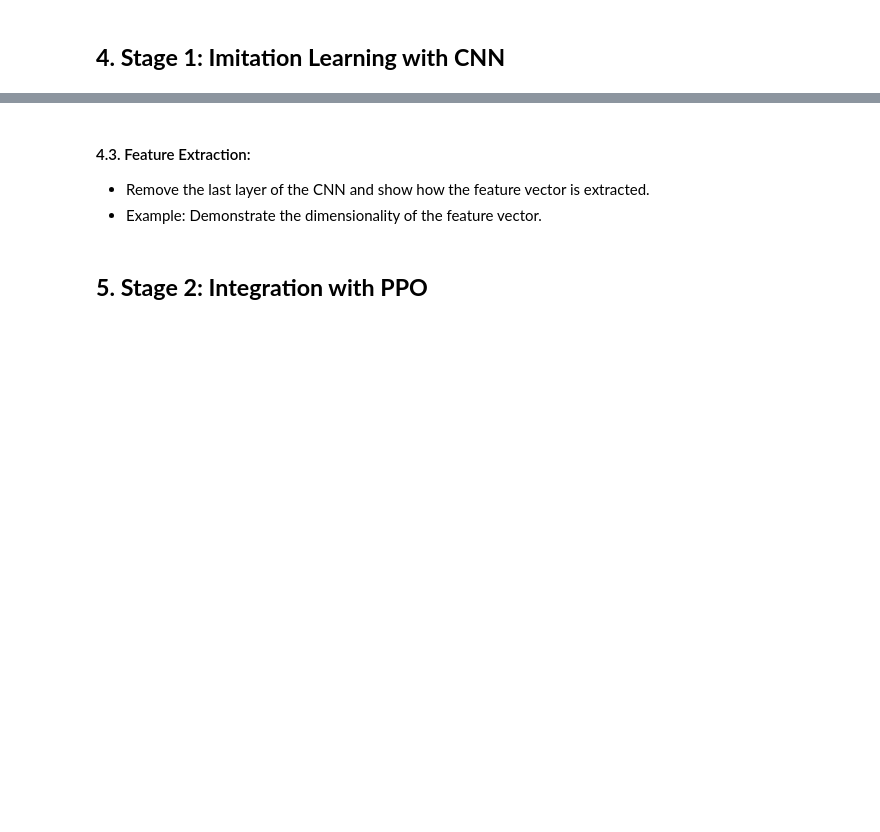
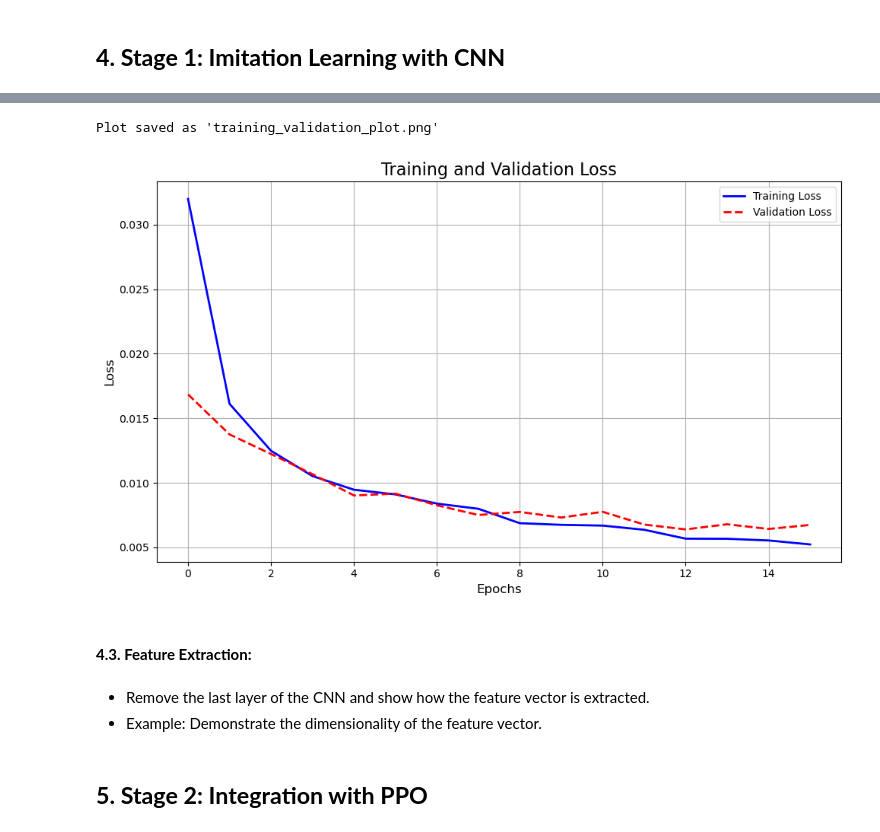
Before and after one commit to daveshenal/Imitation-Initialized-PPO, a Jupyter notebook: imitation_initialized_ppo.ipynb, the cells around one changed output, grey strips where cells are left out. Drawn from its saved outputs; the diff is of its cells as text; code cells hidden in the pictures; blank space fills up the shorter version.

```diff
--- a/imitation_initialized_ppo.ipynb
+++ b/imitation_initialized_ppo.ipynb
@@ -1028,2 +1269,13 @@ plt.show()
 # %%
-# code
+# Define EarlyStopping callback
+early_stopping = EarlyStopping(monitor='val_loss', patience=3, verbose=1, restore_best_weights=True)
+
+# Train the model
+history = model.fit(
+    train_generator,
+    steps_per_epoch=len(train_files) // batch_size,
+    epochs=20,
+    validation_data=val_generator,
+    validation_steps=len(val_files) // batch_size,
+    callbacks=[early_stopping]
+)
@@ -1029,0 +1300,33 @@ plt.show()
+# %%
+import matplotlib.pyplot as plt
+
+# Get the training and validation loss from the history
+train_loss = history.history['loss']
+val_loss = history.history['val_loss']
+
+# Plot the training and validation loss
+plt.figure(figsize=(10, 6))
+
+# Plotting the training loss
+plt.plot(train_loss, label='Training Loss', color='blue', linestyle='-', linewidth=2)
+
+# Plotting the validation loss
+plt.plot(val_loss, label='Validation Loss', color='red', linestyle='--', linewidth=2)
+
+# Adding labels and title
+plt.title('Training and Validation Loss', fontsize=16)
+plt.xlabel('Epochs', fontsize=12)
+plt.ylabel('Loss', fontsize=12)
+
+# Display the legend
+plt.legend()
+
+# Show the plot
+plt.grid(True)
+plt.tight_layout()
+plt.savefig('analysis_plots/training_validation_plot.png', dpi=150, bbox_inches='tight')
+print("Plot saved as 'training_validation_plot.png'")
+plt.show()
+# %% [output]
+Plot saved as 'training_validation_plot.png'
+[figure, added]
@@ -1030,5 +1336,6 @@ plt.show()
 # %% [markdown]
-#### 4.3. Feature Extraction:
-- Remove the last layer of the CNN and show how the feature vector is extracted.
-- Example: Demonstrate the dimensionality of the feature vector.
+#### **4.3. Feature Extraction:**
+# %% [markdown]
+- Remove the last layer of the CNN and show how the feature vector is extracted.
+- Example: Demonstrate the dimensionality of the feature vector.
 # %%
```
Also changed, not shown: parts of 43 cells of this notebook, 5 other files.
